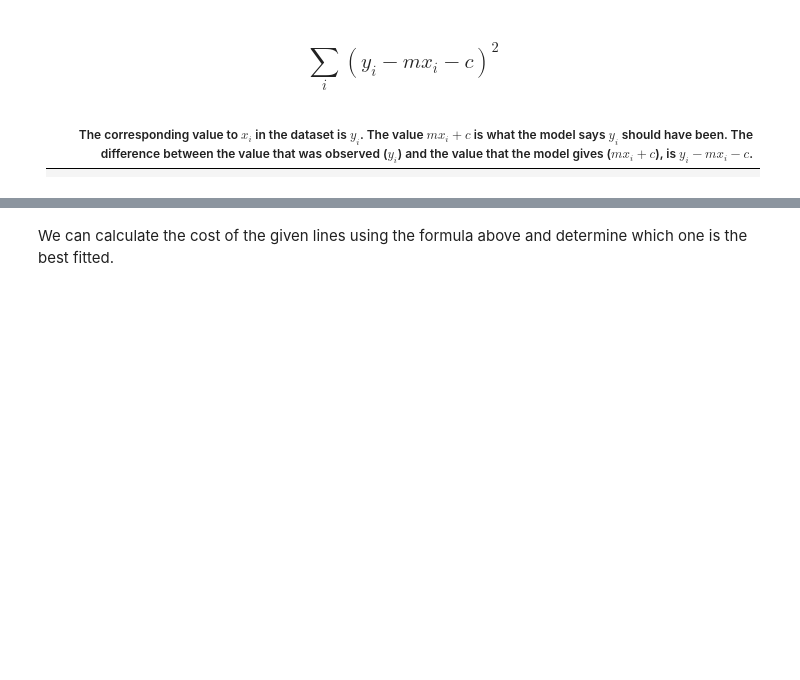
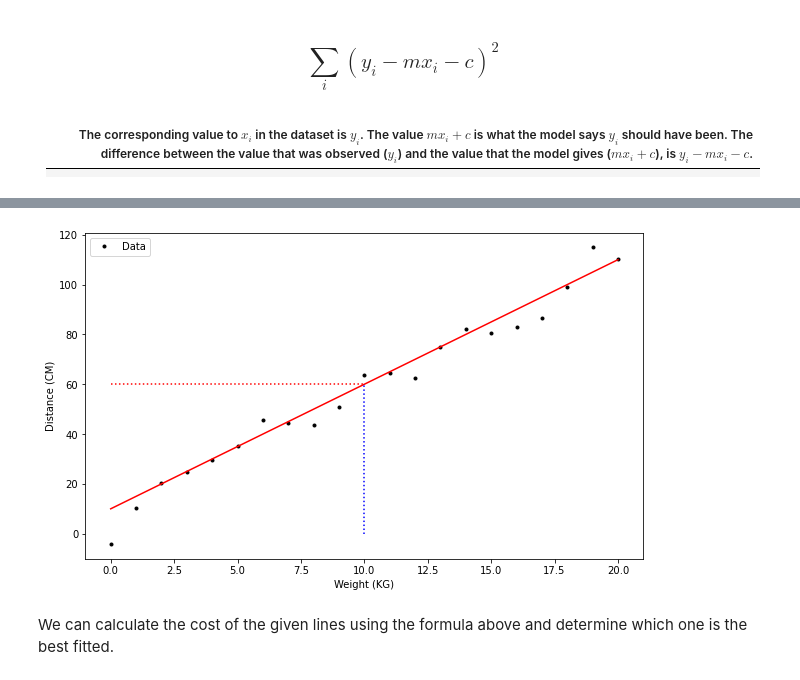
Before and after one commit to AnteDujic/MLS---Assesment, a Jupyter notebook: Practicals/02-models.ipynb, the cells around one changed output, grey strips where cells are left out. Saved outputs shown, nothing was run; the diff lists cells and outputs as text; code cells hidden in the pictures; blank space fills up the shorter version.

```diff
--- a/Practicals/02-models.ipynb
+++ b/Practicals/02-models.ipynb
@@ -133,6 +133,29 @@ It's visible from the above plot how each of the lines roughly fit the data, but
 
 ##### TO DRAW
 <center><img src="https://atmos.washington.edu/~robwood/teaching/451/labs/images/concepts12.jpg" width="300"/></center>
+# %%
+# Plot w versus d with black dots.
+plt.plot(x, y, 'k.', label="Data")
+
+# Overlay some lines on the plot.
+a = np.arange(0.0, 21, 1.0)
+plt.plot(a, 5.0 * a + 10.0, 'r-')
+
+plt.plot([10, 10], [0, 60], 'b:')
+plt.plot([0, 10], [60, 60], 'r:')
+
+
+# Add a legend.
+plt.legend()
+
+# Add axis labels.
+plt.xlabel('Weight (KG)')
+plt.ylabel('Distance (CM)')
+
+# Show the plot.
+plt.show()
+# %% [output]
+[figure, added]
 # %% [markdown]
 We can calculate the cost of the given lines using the formula above and determine which one is the best fitted.
 # %%
```
Also changed, not shown: parts of 12 cells of this notebook.
